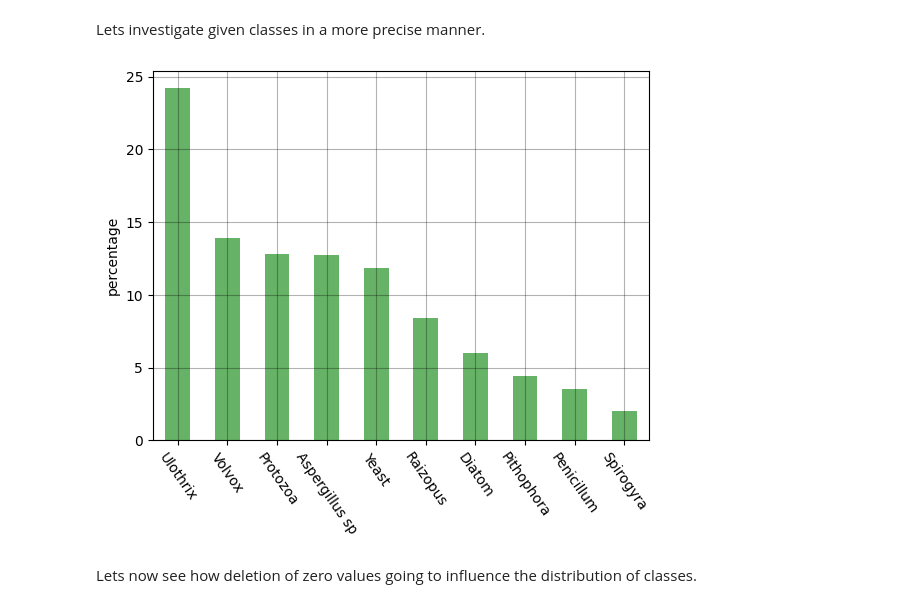
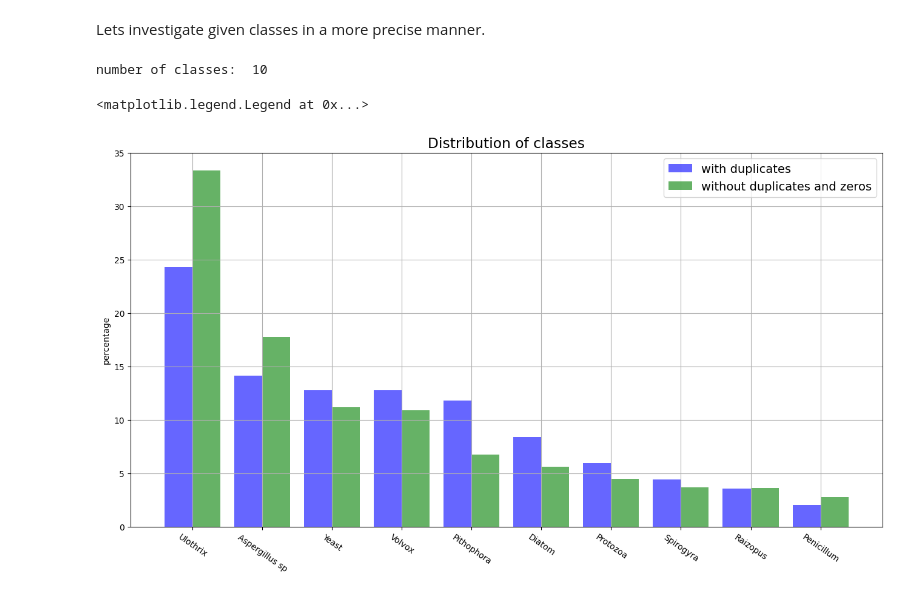
Before and after one commit to dabokva/ProjectML, a Jupyter notebook: finalDocumentation.ipynb, the cells around one changed output. Saved outputs shown, nothing was run; the diff lists cells and outputs as text; code cells hidden in the pictures.

```diff
--- a/finalDocumentation.ipynb
+++ b/finalDocumentation.ipynb
@@ -93,15 +103,3 @@ number of zero values:  245
 ### Distribution of classes
 # %% [markdown]
 Lets investigate given classes in a more precise manner.
-# %%
-class_distribution = df['microorganisms'].value_counts(normalize=True)*100
-class_distribution.plot(kind='bar', color='green', alpha=0.6)
-plt.ylabel('percentage')
-plt.xlabel('')
-plt.xticks(rotation= -55)
-plt.grid(color='black', alpha=0.3)
-plt.show()
-# %% [output]
-[figure, removed]
-# %% [markdown]
-Lets now see how deletion of zero values going to influence the distribution of classes.
@@ -112,0 +106,29 @@ class_distribution_no_zero = df_no_zeros['microorganisms'].value_counts(normaliz
+# %%
+class_distribution = df['microorganisms'].value_counts(normalize=True)*100
+df_truncated = df.drop_duplicates()
+df_truncated = df_truncated.loc[~(df_truncated == 0.0).any(axis=1)]
+class_distribution_truncated = df_truncated['microorganisms'].value_counts(normalize=True)*100
+
+print('number of classes: ', len(class_distribution))
+
+fig, ax = plt.subplots(figsize=(16, 8))
+plt.rcParams.update({'font.size': 14})
+indices = np.arange(0,10,1)
+
+bar_width = 0.4
+bars1 = ax.bar(indices, class_distribution, bar_width, label='with duplicates', color='blue', alpha=0.6)
+bars2 = ax.bar(indices + bar_width, class_distribution_truncated, bar_width, label='without duplicates and zeros', color='green', alpha=0.6)
+
+ax.set_ylabel('percentage')
+ax.set_xticks(indices + bar_width / 2)
+ax.set_xticklabels(class_distribution_truncated.index)
+
+
+plt.title('Distribution of classes')
+plt.xticks(rotation= -35)
+plt.grid()
+plt.legend()
+# %% [output]
+number of classes:  10
+<matplotlib.legend.Legend at 0x...>
+[figure, added]
```
Also changed, not shown: parts of 16 cells of this notebook.
